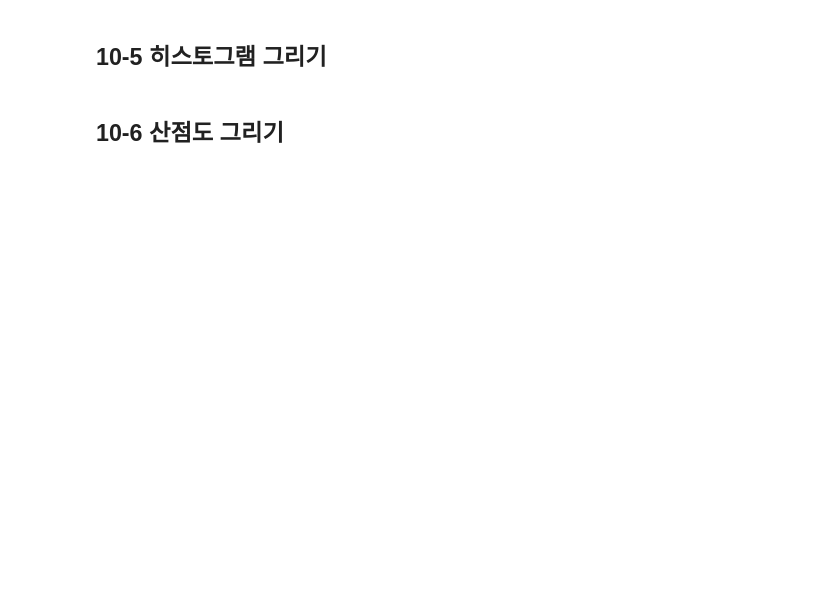
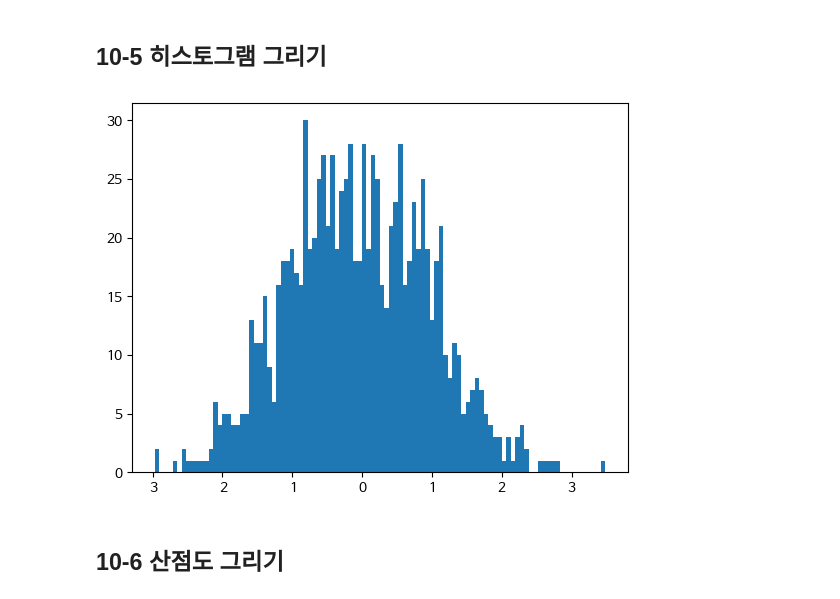
Before and after one commit to ssunm2/Data-Analysis-with-Open-Source, a Jupyter notebook: 오픈소스_데이터_분석_10강.ipynb, the cells around one changed output. Saved outputs shown, nothing was run; the diff lists cells and outputs as text; code cells hidden in the pictures; blank space fills up the shorter version.

```diff
--- a/오픈소스_데이터_분석_10강.ipynb
+++ b/오픈소스_데이터_분석_10강.ipynb
@@ -127,13 +148,16 @@ plt.show()
 # %%
 import matplotlib.pyplot as plt
 import numpy as np
 
 ## 데이터 생성 (정규 분포를 따르는 1000개의 난수)
 data = np.random.randn(1000)
 
 ## 히스토그램 그리기
+plt.hist(data, bins=100)
 
 plt.show()
+# %% [output]
+[figure, added]
 # %% [markdown]
 ## 10-6 산점도 그리기
 # %%
```
Also changed, not shown: parts of 23 cells of this notebook.
